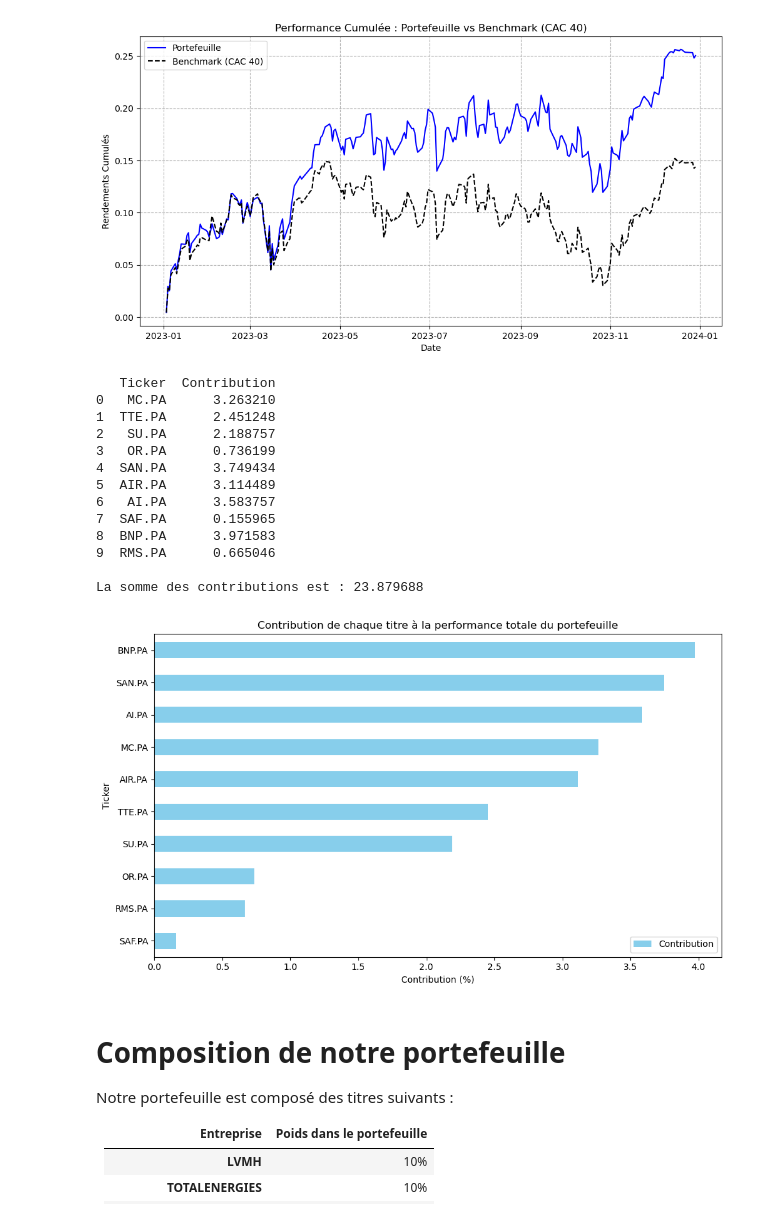
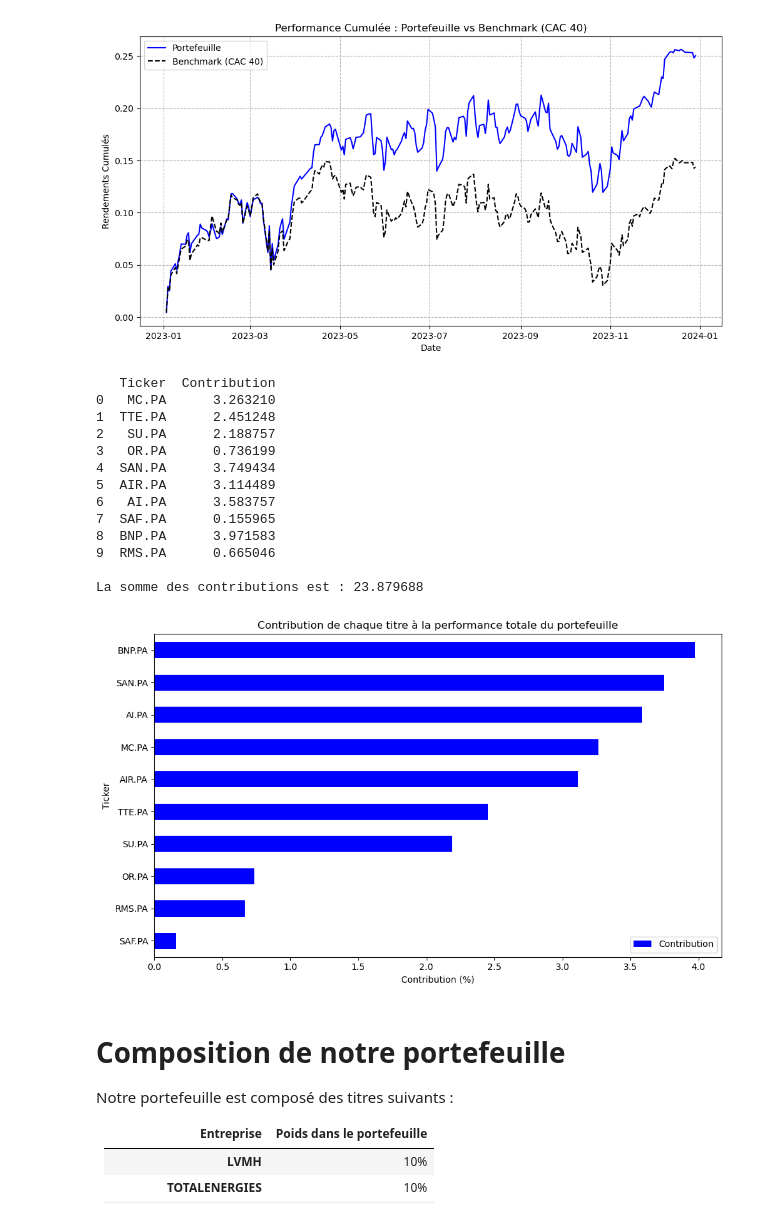
Before and after one commit to bsassi/Portfolio-Management, a Jupyter notebook: Portfolio_CAC40.ipynb, the cells around one changed output. Drawn from its saved outputs; the diff is of its cells as text; code cells hidden in the pictures.

```diff
--- a/Portfolio_CAC40.ipynb
+++ b/Portfolio_CAC40.ipynb
@@ -136,35 +137,35 @@ data = {
 
 # Conversion en DataFrame
 summary_df = pd.DataFrame(data)
 summary_df['Contribution'] = (summary_df['Poids (%)'] / 100) * summary_df['Performance Annuelle (%)'] # Calcul des contributions
 total_contribution = summary_df['Contribution'].sum() # Calcul de la somme des contributions
 print(summary_df[['Ticker', 'Contribution']])
 print(f"\nLa somme des contributions est : {total_contribution:.6f}")
 
 # Diagramme en barres horizontales pour visualiser les contributions
 fig, ax = plt.subplots(figsize=(10, 6))
-summary_df.sort_values('Contribution', ascending=True).plot(kind='barh', x='Ticker', y='Contribution', ax=ax, color='skyblue')
+summary_df.sort_values('Contribution', ascending=True).plot(kind='barh', x='Ticker', y='Contribution', ax=ax, color='blue')
 ax.set_title('Contribution de chaque titre à la performance totale du portefeuille')
 ax.set_xlabel('Contribution (%)')
 ax.set_ylabel('Ticker')
 ax.grid(False)
 plt.tight_layout()
 plt.show()
 # %% [output]
    Ticker  Contribution
 0   MC.PA      3.263210
 1  TTE.PA      2.451248
 2   SU.PA      2.188757
 3   OR.PA      0.736199
 4  SAN.PA      3.749434
 5  AIR.PA      3.114489
 6   AI.PA      3.583757
 7  SAF.PA      0.155965
 8  BNP.PA      3.971583
 9  RMS.PA      0.665046
 
 La somme des contributions est : 23.879688
-[figure, old version]
+[figure, new version]
 # %% [markdown]
 # Composition de notre portefeuille
 
```
Also changed, not shown: parts of 5 cells of this notebook.
